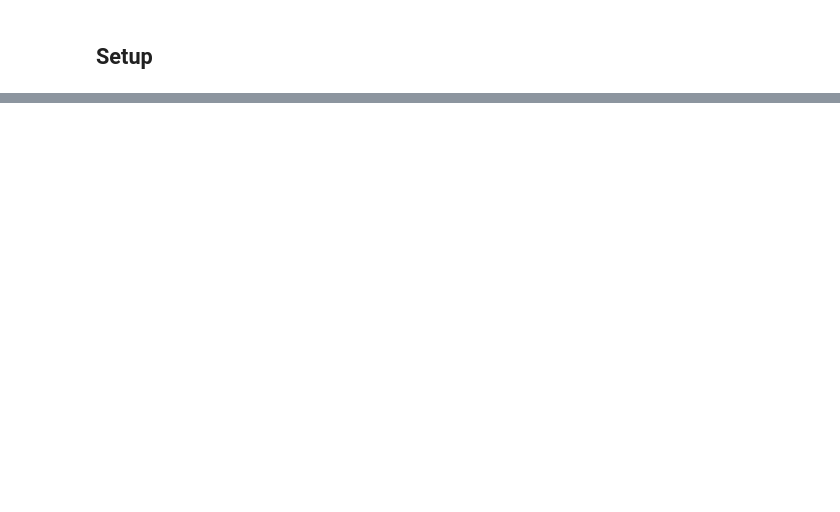
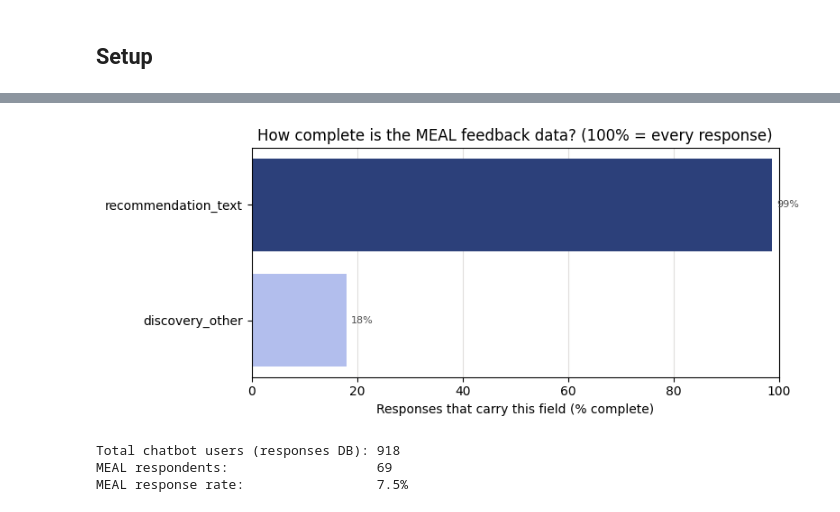
Before and after one commit to DiversaStudio/chatbot_methodology_mmc, a Jupyter notebook: notebooks/01_eda_perfil_y_satisfaccion.ipynb, the cells around one changed output, grey strips where cells are left out. Saved outputs shown, nothing was run; the diff lists cells and outputs as text; code cells hidden in the pictures; blank space fills up the shorter version.

```diff
--- a/notebooks/01_eda_perfil_y_satisfaccion.ipynb
+++ b/notebooks/01_eda_perfil_y_satisfaccion.ipynb
@@ -550,0 +330,20 @@ plt.show()
+# %%
+# Field completeness: share of records that DO carry each field (100% = every
+# record has it). Only fields that are ever missing are shown -- the rest are
+# fully complete. Longer / darker bar = more complete. Sorted least -> most
+# complete so the gaps (the fields to worry about) sit at the top.
+comp = (1 - df.isnull().mean()) * 100
+comp = comp[comp < 100].sort_values()          # only fields with any gaps
+
+fig, ax = plt.subplots(figsize=(9, max(3, len(comp) * 0.34)))
+bars = ax.barh(comp.index, comp.values, color=seq_by_value(comp.values))
+ax.bar_label(bars, labels=[f"{v:.0f}%" for v in comp.values],
+             padding=4, fontsize=8, color=INK2)
+ax.set_xlim(0, 100)
+ax.set_xlabel('Records that carry this field (% complete)')
+ax.set_ylabel('')
+ax.grid(True, axis='x', color=GRID)
+ax.set_axisbelow(True)
+ax.set_title('How complete is each field? (100% = present in every record)')
+plt.tight_layout()
+plt.show()
@@ -550,0 +399,34 @@ plt.show()
+# %%
+# Field completeness for MEAL: share of responses that carry each field
+# (100% = present in every response). Longer / darker = more complete.
+comp = (1 - meal.isnull().mean()) * 100
+comp = comp[comp < 100].sort_values()
+
+fig, ax = plt.subplots(figsize=(8, 3.5))
+if len(comp):
+    bars = ax.barh(comp.index, comp.values, color=seq_by_value(comp.values))
+    ax.bar_label(bars, labels=[f"{v:.0f}%" for v in comp.values],
+                 padding=4, fontsize=8, color=INK2)
+else:
+    ax.text(0.5, 0.5, 'All fields complete', ha='center', va='center', transform=ax.transAxes)
+ax.set_xlim(0, 100)
+ax.set_xlabel('Responses that carry this field (% complete)')
+ax.grid(True, axis='x', color=GRID)
+ax.set_axisbelow(True)
+ax.set_title('How complete is the MEAL feedback data? (100% = every response)')
+plt.tight_layout()
+plt.show()
+
+# How many chatbot users left MEAL feedback? (response rate)
+resp_df = pd.read_excel(RESP_PATH, sheet_name='mmc bot - responses', header=2)
+resp_df = resp_df.dropna(how='all').reset_index(drop=True)
+total_users = resp_df['Name'].nunique()
+meal_users = meal['Name'].nunique()
+print(f"Total chatbot users (responses DB): {total_users}")
+print(f"MEAL respondents:                   {meal_users}")
+print(f"MEAL response rate:                 {meal_users / total_users * 100:.1f}%")
+# %% [output]
+[figure, added]
+Total chatbot users (responses DB): 918
+MEAL respondents:                   69
+MEAL response rate:                 7.5%
```
Also changed, not shown: parts of 78 cells of this notebook, 5 other files.
